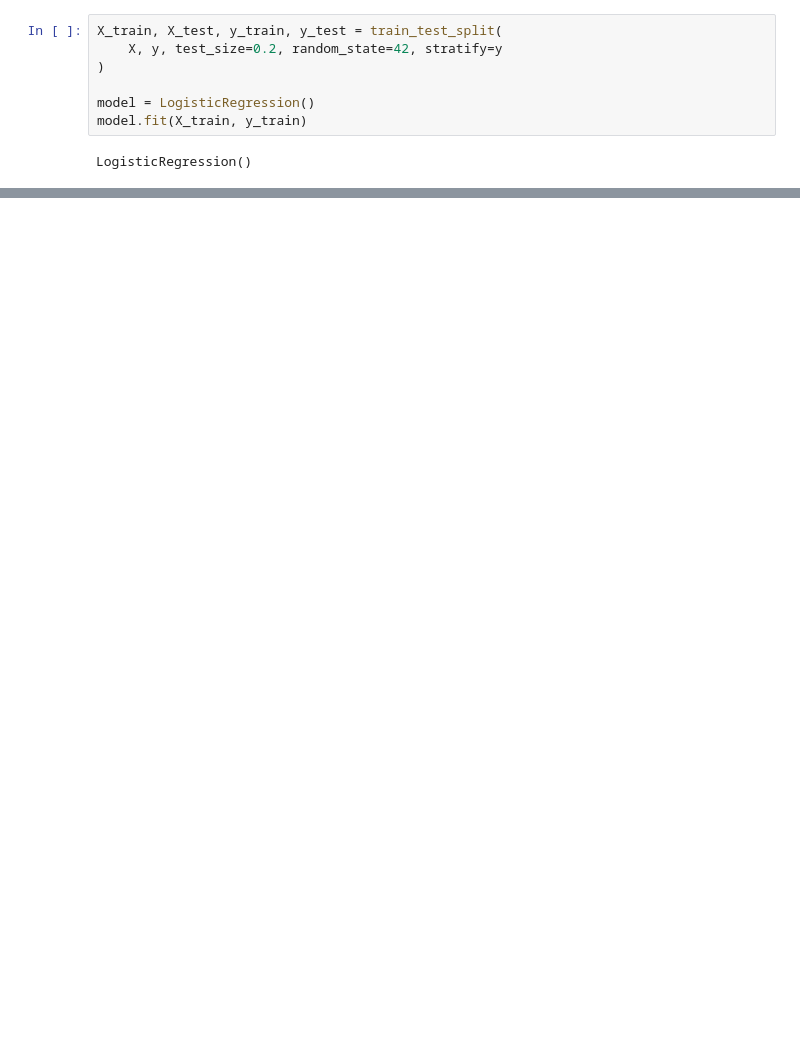
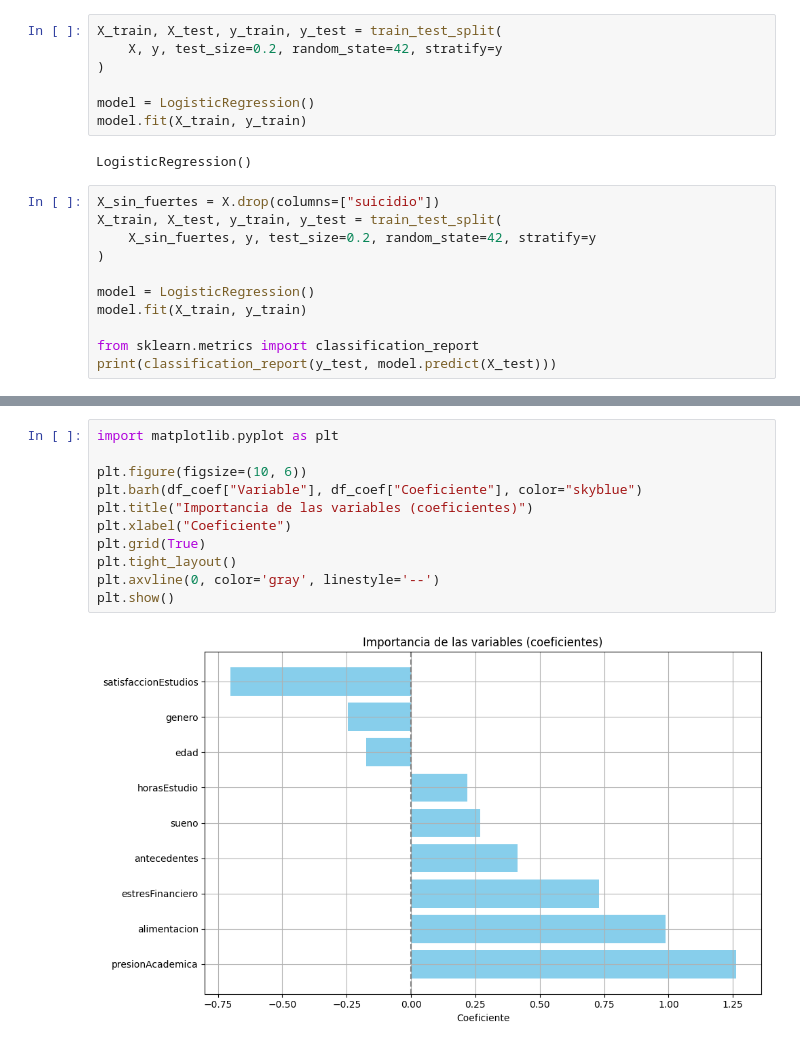
Before and after one commit to Ruizi10/TFG, a Jupyter notebook: backend/model_training.ipynb, the cells around one changed output, grey strips where cells are left out. Saved outputs shown, nothing was run; the diff lists cells and outputs as text; blank space fills up the shorter version.

```diff
--- a/backend/model_training.ipynb
+++ b/backend/model_training.ipynb
@@ -81,3 +106,14 @@ model = LogisticRegression()
 model.fit(X_train, y_train)
 # %% [output]
 LogisticRegression()
+# %%
+X_sin_fuertes = X.drop(columns=["suicidio"])
+X_train, X_test, y_train, y_test = train_test_split(
+    X_sin_fuertes, y, test_size=0.2, random_state=42, stratify=y
+)
+
+model = LogisticRegression()
+model.fit(X_train, y_train)
+
+from sklearn.metrics import classification_report
+print(classification_report(y_test, model.predict(X_test)))
@@ -189,0 +193,13 @@ Probabilidades de depresión (primeros 10):
+# %%
+import matplotlib.pyplot as plt
+
+plt.figure(figsize=(10, 6))
+plt.barh(df_coef["Variable"], df_coef["Coeficiente"], color="skyblue")
+plt.title("Importancia de las variables (coeficientes)")
+plt.xlabel("Coeficiente")
+plt.grid(True)
+plt.tight_layout()
+plt.axvline(0, color='gray', linestyle='--')
+plt.show()
+# %% [output]
+[figure, added]
```
Also changed, not shown: parts of 15 cells of this notebook, 12 other files.
